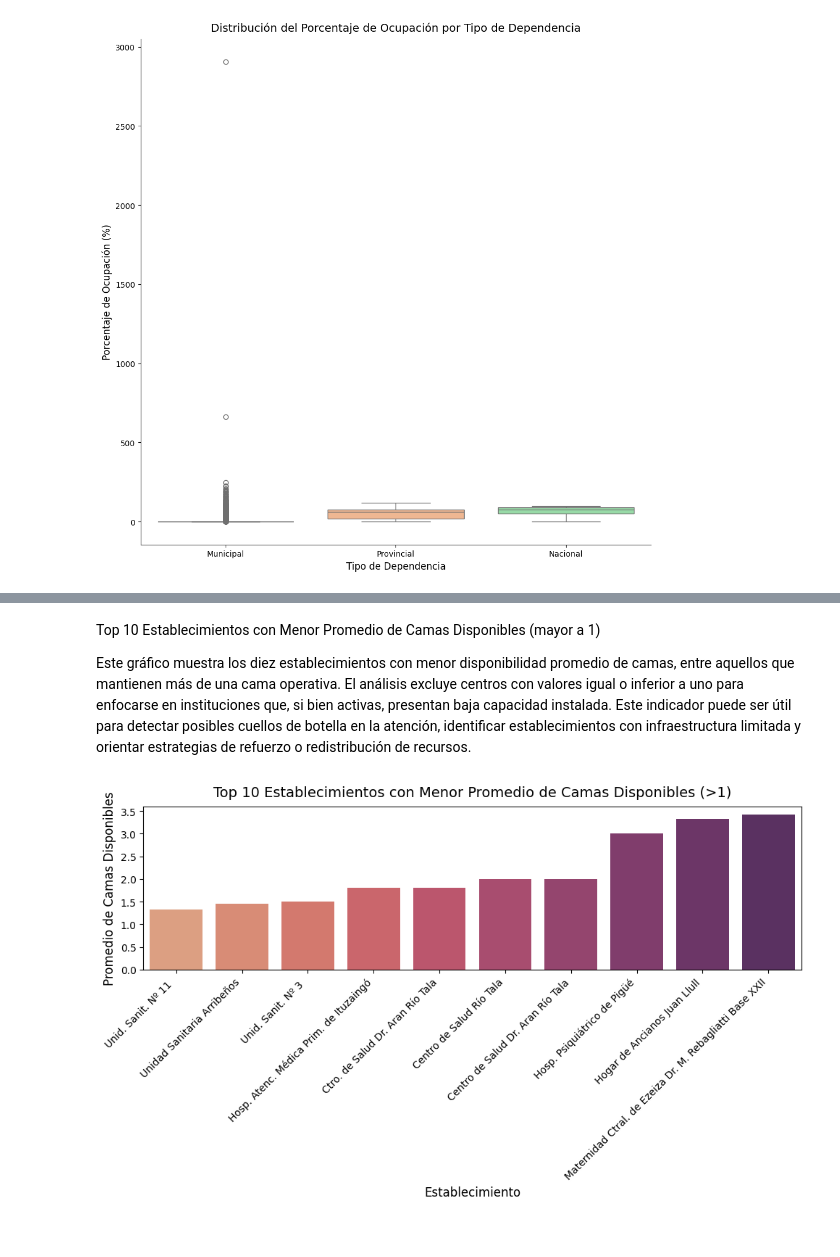
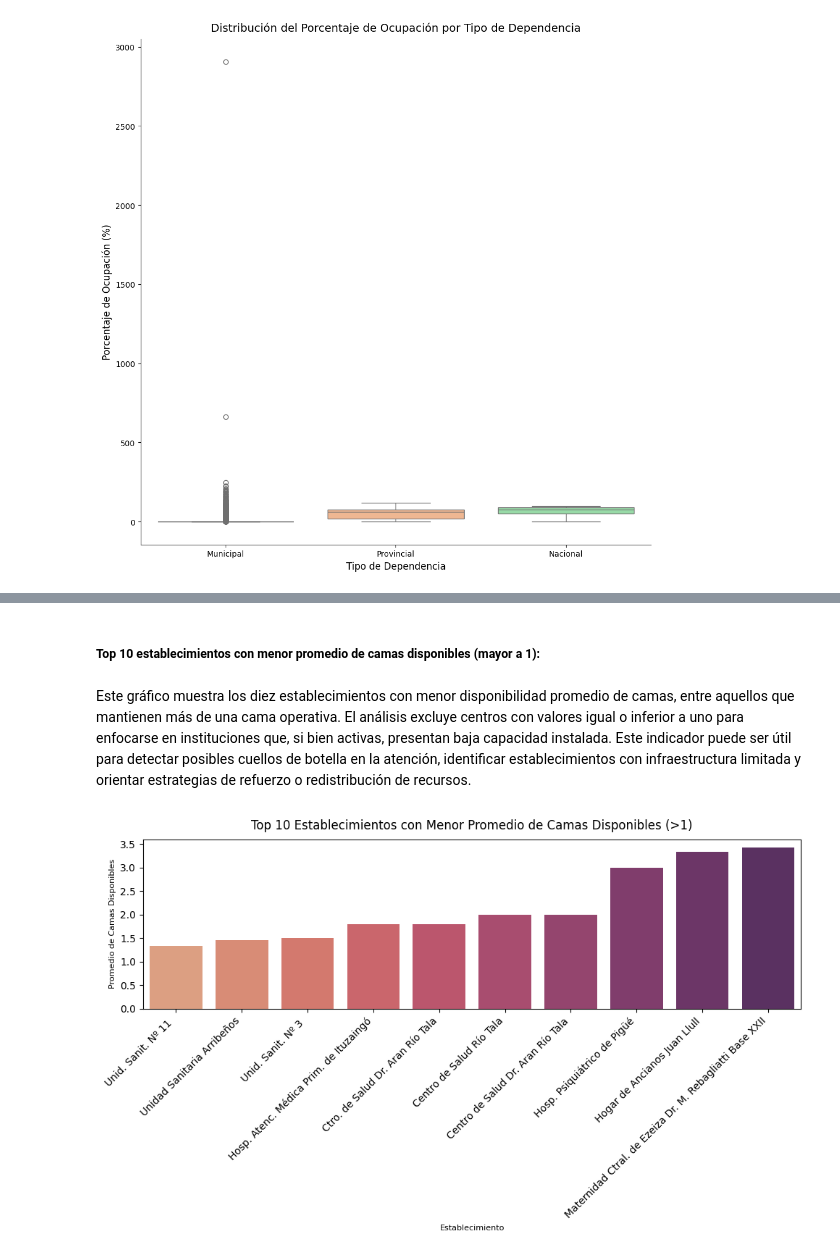
Before and after one commit to valentinafalco/ProyectoFinal-DS-YPF, a Jupyter notebook: 2da PreEntrega/ProyectoFinal.ipynb, the cells around one changed output, grey strips where cells are left out. Saved outputs shown, nothing was run; the diff lists cells and outputs as text; code cells hidden in the pictures.

```diff
--- a/2da PreEntrega/ProyectoFinal.ipynb
+++ b/2da PreEntrega/ProyectoFinal.ipynb
@@ -706,32 +686,32 @@ plt.show()
+# %% [markdown]
+##### Top 10 establecimientos con menor promedio de camas disponibles (mayor a 1):
 # %% [markdown]
-Top 10 Establecimientos con Menor Promedio de Camas Disponibles (mayor a 1)
-
 Este gráfico muestra los diez establecimientos con menor disponibilidad promedio de camas, entre aquellos que mantienen más de una cama operativa. El análisis excluye centros con valores igual o inferior a uno para enfocarse en instituciones que, si bien activas, presentan baja capacidad instalada. Este indicador puede ser útil para detectar posibles cuellos de botella en la atención, identificar establecimientos con infraestructura limitada y orientar estrategias de refuerzo o redistribución de recursos.
 # %%
 # Agrupamos por establecimiento y calculamos el promedio de camas disponibles
 camas_promedio = archivo.groupby('establecimiento_nombre')['promedio_camas_disponibles'].mean()
 
 # Filtramos solo los establecimientos con promedio > 1
 camas_filtrado = camas_promedio[camas_promedio > 1]
 
 # Seleccionamos los 10 con menor promedio entre los que cumplen la condición
 bottom10_filtrado = camas_filtrado.sort_values(ascending=True).head(10)
 
 # Gráfico de barras
 plt.figure(figsize=(10, 6))
 sns.barplot(
     x=bottom10_filtrado.index,
     y=bottom10_filtrado.values,
     palette='flare',
     hue=bottom10_filtrado.index,
     dodge=False
 )
 
-plt.title('Top 10 Establecimientos con Menor Promedio de Camas Disponibles (>1)', fontsize=14, pad=10)
-plt.xlabel('Establecimiento', fontsize=12)
-plt.ylabel('Promedio de Camas Disponibles', fontsize=12)
+plt.title('Top 10 Establecimientos con Menor Promedio de Camas Disponibles (>1)', fontsize=12, pad=10)
+plt.xlabel('Establecimiento', fontsize=8)
+plt.ylabel('Promedio de Camas Disponibles', fontsize=8)
 plt.xticks(rotation=45, ha='right')
 plt.tight_layout()
 plt.show()
 # %% [output]
-[figure, old version]
+[figure, new version]
```
Also changed, not shown: parts of 27 cells of this notebook.
